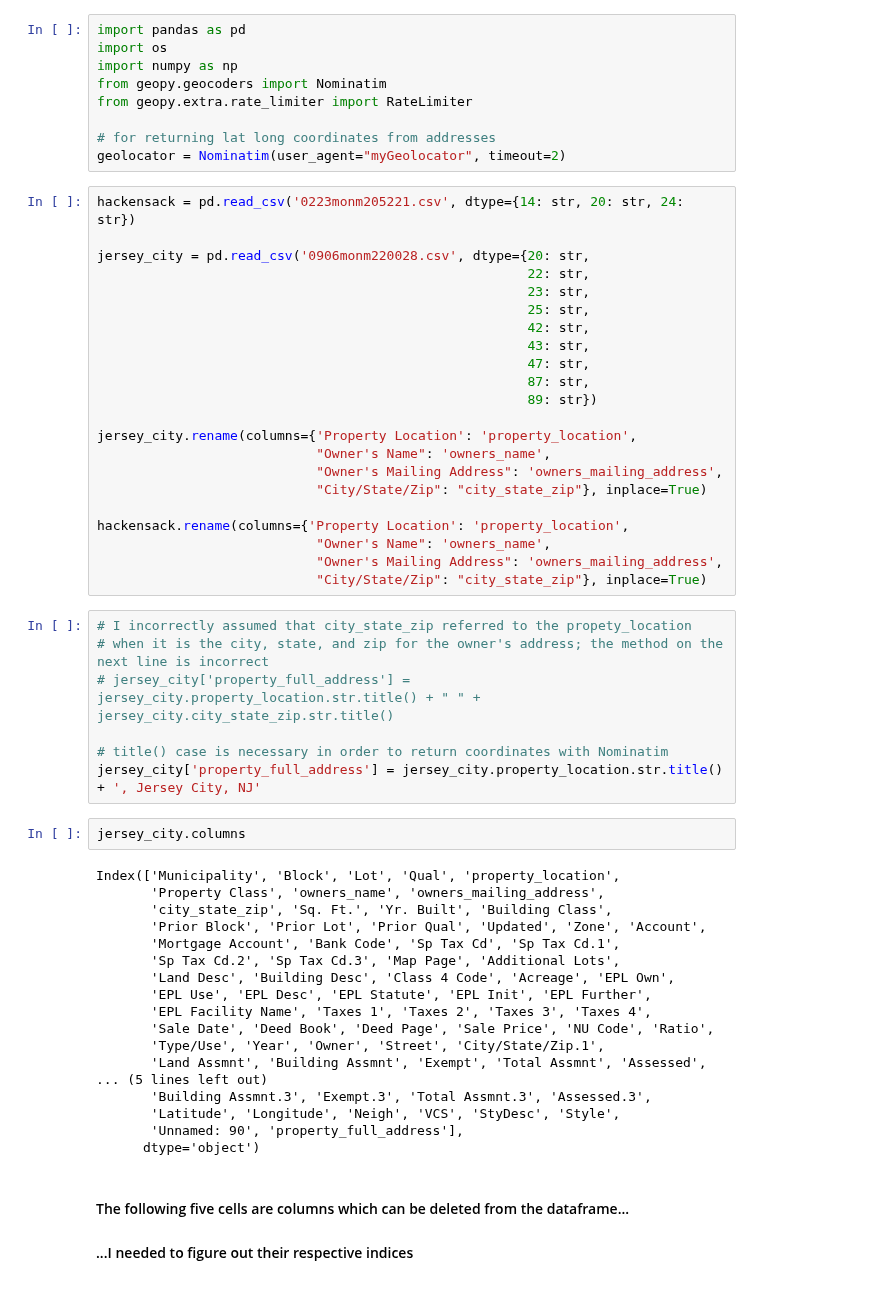
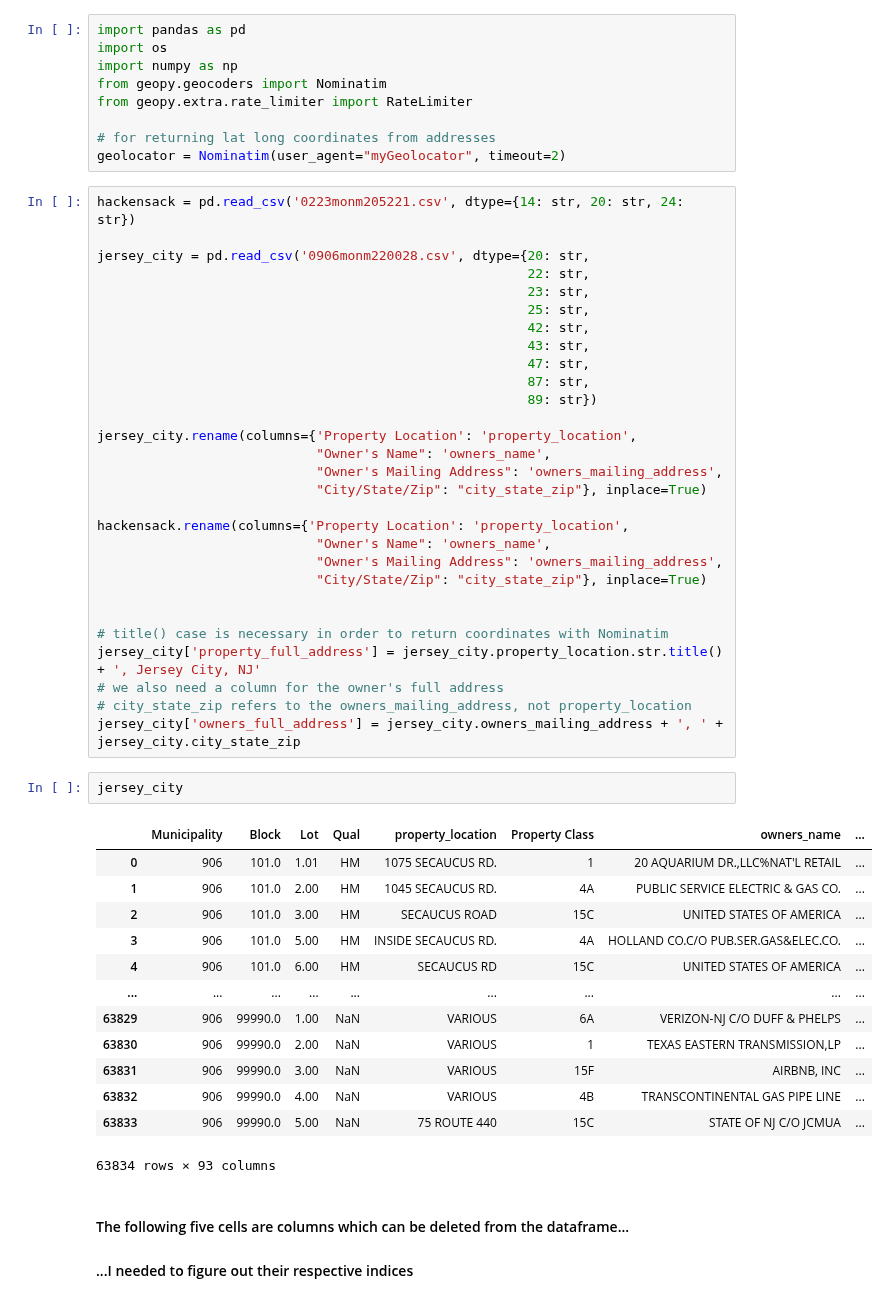
Before and after one commit to kylemichaelreaves/landlord_data, a Jupyter notebook: landlord_data.ipynb, the cells around one changed output. Saved outputs shown, nothing was run; the diff lists cells and outputs as text.

Commit message:
added owners_full_address column

```diff
--- a/landlord_data.ipynb
+++ b/landlord_data.ipynb
@@ -44,33 +44,29 @@ hackensack.rename(columns={'Property Location': 'property_location',
                             "Owner's Name": 'owners_name',
                             "Owner's Mailing Address": 'owners_mailing_address',
                             "City/State/Zip": "city_state_zip"}, inplace=True)
+
+
+# title() case is necessary in order to return coordinates with Nominatim
+jersey_city['property_full_address'] = jersey_city.property_location.str.title() + ', Jersey City, NJ'
+# we also need a column for the owner's full address
+# city_state_zip refers to the owners_mailing_address, not property_location
+jersey_city['owners_full_address'] = jersey_city.owners_mailing_address + ', ' + jersey_city.city_state_zip
-# %%
-# I incorrectly assumed that city_state_zip referred to the propety_location
-# when it is the city, state, and zip for the owner's address; the method on the next line is incorrect
-# jersey_city['property_full_address'] = jersey_city.property_location.str.title() + " " + jersey_city.city_state_zip.str.title()
-
-# title() case is necessary in order to return coordinates with Nominatim
-jersey_city['property_full_address'] = jersey_city.property_location.str.title() + ', Jersey City, NJ'
 # %%
-jersey_city.columns
+jersey_city
 # %% [output]
+|  | Municipality | Block | Lot | Qual | property_location | Property Class | owners_name | ... |
+| 0 | 906 | 101.0 | 1.01 | HM | 1075 SECAUCUS RD. | 1 | 20 AQUARIUM DR.,LLC%NAT'L RETAIL | ... |
+| 1 | 906 | 101.0 | 2.00 | HM | 1045 SECAUCUS RD. | 4A | PUBLIC SERVICE ELECTRIC & GAS CO. | ... |
+| 2 | 906 | 101.0 | 3.00 | HM | SECAUCUS ROAD | 15C | UNITED STATES OF AMERICA | ... |
+| 3 | 906 | 101.0 | 5.00 | HM | INSIDE SECAUCUS RD. | 4A | HOLLAND CO.C/O PUB.SER.GAS&ELEC.CO. | ... |
+| 4 | 906 | 101.0 | 6.00 | HM | SECAUCUS RD | 15C | UNITED STATES OF AMERICA | ... |
+| ... | ... | ... | ... | ... | ... | ... | ... | ... |
+| 63829 | 906 | 99990.0 | 1.00 | NaN | VARIOUS | 6A | VERIZON-NJ C/O DUFF & PHELPS | ... |
+| 63830 | 906 | 99990.0 | 2.00 | NaN | VARIOUS | 1 | TEXAS EASTERN TRANSMISSION,LP | ... |
+| 63831 | 906 | 99990.0 | 3.00 | NaN | VARIOUS | 15F | AIRBNB, INC | ... |
+| 63832 | 906 | 99990.0 | 4.00 | NaN | VARIOUS | 4B | TRANSCONTINENTAL GAS PIPE LINE | ... |
+| 63833 | 906 | 99990.0 | 5.00 | NaN | 75 ROUTE 440 | 15C | STATE OF NJ C/O JCMUA | ... |
-Index(['Municipality', 'Block', 'Lot', 'Qual', 'property_location',
-       'Property Class', 'owners_name', 'owners_mailing_address',
-       'city_state_zip', 'Sq. Ft.', 'Yr. Built', 'Building Class',
-       'Prior Block', 'Prior Lot', 'Prior Qual', 'Updated', 'Zone', 'Account',
-       'Mortgage Account', 'Bank Code', 'Sp Tax Cd', 'Sp Tax Cd.1',
-       'Sp Tax Cd.2', 'Sp Tax Cd.3', 'Map Page', 'Additional Lots',
-       'Land Desc', 'Building Desc', 'Class 4 Code', 'Acreage', 'EPL Own',
-       'EPL Use', 'EPL Desc', 'EPL Statute', 'EPL Init', 'EPL Further',
-       'EPL Facility Name', 'Taxes 1', 'Taxes 2', 'Taxes 3', 'Taxes 4',
-       'Sale Date', 'Deed Book', 'Deed Page', 'Sale Price', 'NU Code', 'Ratio',
-       'Type/Use', 'Year', 'Owner', 'Street', 'City/State/Zip.1',
-       'Land Assmnt', 'Building Assmnt', 'Exempt', 'Total Assmnt', 'Assessed',
-... (5 lines left out)
-       'Building Assmnt.3', 'Exempt.3', 'Total Assmnt.3', 'Assessed.3',
-       'Latitude', 'Longitude', 'Neigh', 'VCS', 'StyDesc', 'Style',
-       'Unnamed: 90', 'property_full_address'],
-      dtype='object')
+63834 rows × 93 columns
 # %% [markdown]
 #### The following five cells are columns which can be deleted from the dataframe...
 #### ...I needed to figure out their respective indices
```
Also changed, not shown: parts of 7 cells of this notebook.
